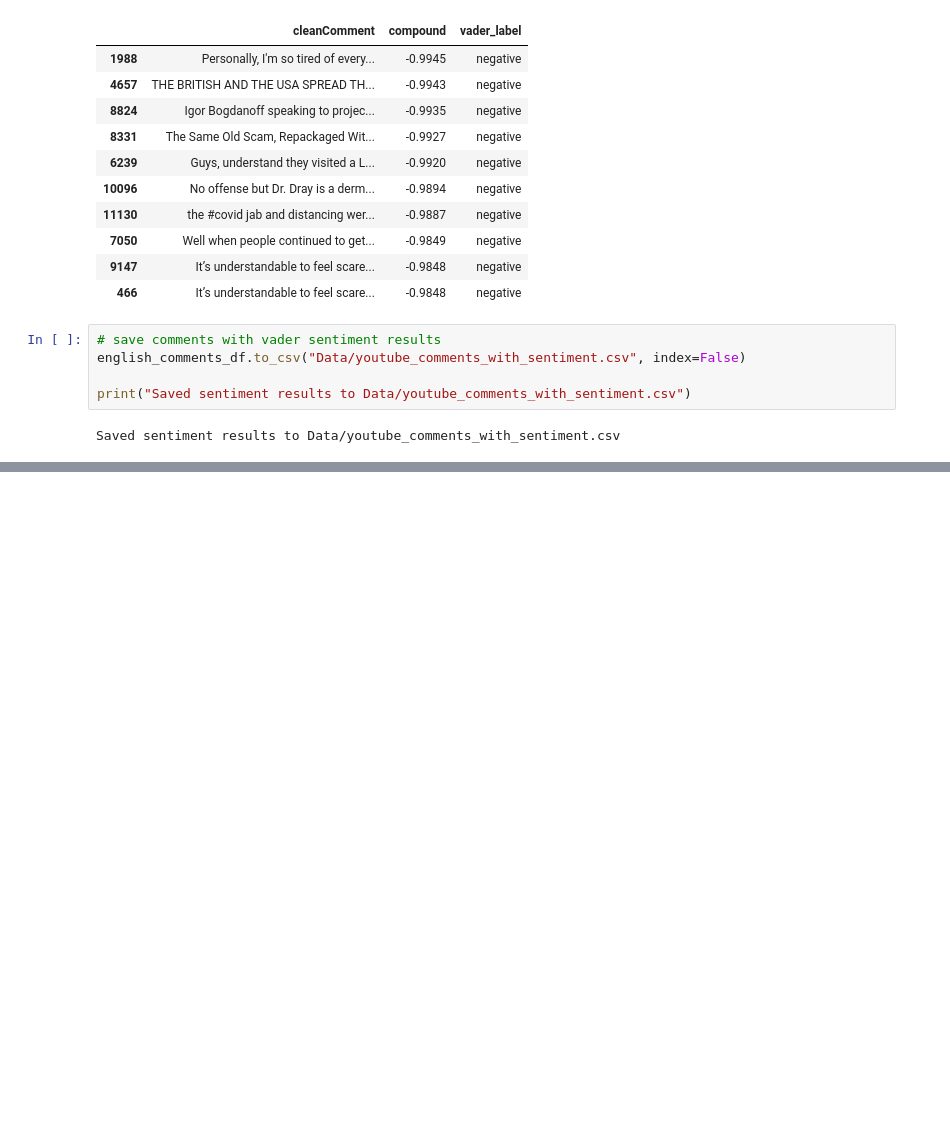
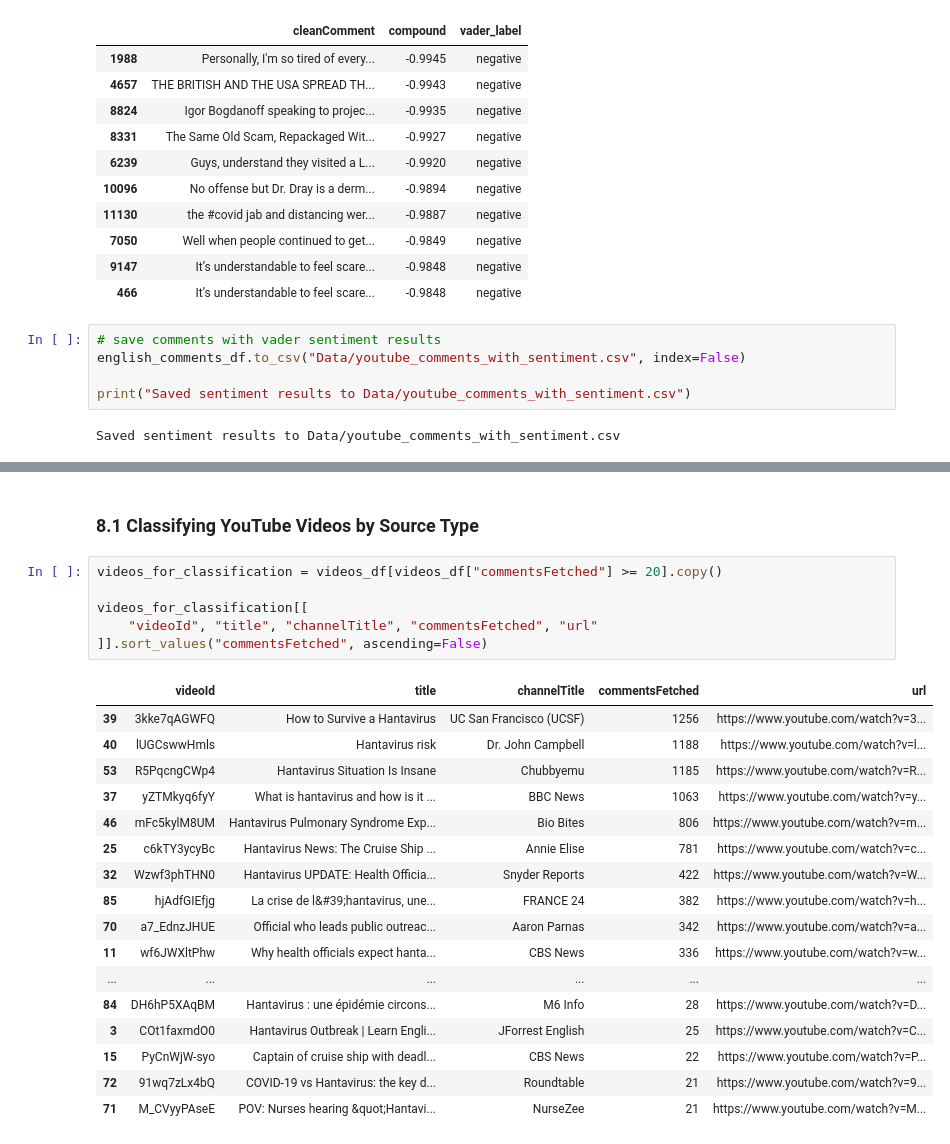
Before and after one commit to BenB51/UGGroup11_SocialMedia_A2, a Jupyter notebook: Youtube_Analysis.ipynb, the cells around one changed output, grey strips where cells are left out. Drawn from its saved outputs; the diff is of its cells as text; blank space fills up the shorter version.

```diff
--- a/Youtube_Analysis.ipynb
+++ b/Youtube_Analysis.ipynb
@@ -1105,0 +1112,26 @@ Saved sentiment results to Data/youtube_comments_with_sentiment.csv
+# %% [markdown]
+### 8.1 Classifying YouTube Videos by Source Type
+# %%
+videos_for_classification = videos_df[videos_df["commentsFetched"] >= 20].copy()
+
+videos_for_classification[[
+    "videoId", "title", "channelTitle", "commentsFetched", "url"
+]].sort_values("commentsFetched", ascending=False)
+# %% [output]
+|  | videoId | title | channelTitle | commentsFetched | url |
+| 39 | 3kke7qAGWFQ | How to Survive a Hantavirus | UC San Francisco (UCSF) | 1256 | https://www.youtube.com/watch?v=3... |
+| 40 | lUGCswwHmls | Hantavirus risk | Dr. John Campbell | 1188 | https://www.youtube.com/watch?v=l... |
+| 53 | R5PqcngCWp4 | Hantavirus Situation Is Insane | Chubbyemu | 1185 | https://www.youtube.com/watch?v=R... |
+| 37 | yZTMkyq6fyY | What is hantavirus and how is it ... | BBC News | 1063 | https://www.youtube.com/watch?v=y... |
+| 46 | mFc5kylM8UM | Hantavirus Pulmonary Syndrome Exp... | Bio Bites | 806 | https://www.youtube.com/watch?v=m... |
+| 25 | c6kTY3ycyBc | Hantavirus News: The Cruise Ship ... | Annie Elise | 781 | https://www.youtube.com/watch?v=c... |
+| 32 | Wzwf3phTHN0 | Hantavirus UPDATE: Health Officia... | Snyder Reports | 422 | https://www.youtube.com/watch?v=W... |
+| 85 | hjAdfGIEfjg | La crise de l&#39;hantavirus, une... | FRANCE 24 | 382 | https://www.youtube.com/watch?v=h... |
+| 70 | a7_EdnzJHUE | Official who leads public outreac... | Aaron Parnas | 342 | https://www.youtube.com/watch?v=a... |
+| 11 | wf6JWXltPhw | Why health officials expect hanta... | CBS News | 336 | https://www.youtube.com/watch?v=w... |
+| ... | ... | ... | ... | ... | ... |
+| 84 | DH6hP5XAqBM | Hantavirus : une épidémie circons... | M6 Info | 28 | https://www.youtube.com/watch?v=D... |
+| 3 | COt1faxmdO0 | Hantavirus Outbreak | Learn Engli... | JForrest English | 25 | https://www.youtube.com/watch?v=C... |
+| 15 | PyCnWjW-syo | Captain of cruise ship with deadl... | CBS News | 22 | https://www.youtube.com/watch?v=P... |
+| 72 | 91wq7zLx4bQ | COVID-19 vs Hantavirus: the key d... | Roundtable | 21 | https://www.youtube.com/watch?v=9... |
+| 71 | M_CVyyPAseE | POV: Nurses hearing &quot;Hantavi... | NurseZee | 21 | https://www.youtube.com/watch?v=M... |
```
Also changed, not shown: parts of 10 cells of this notebook.
